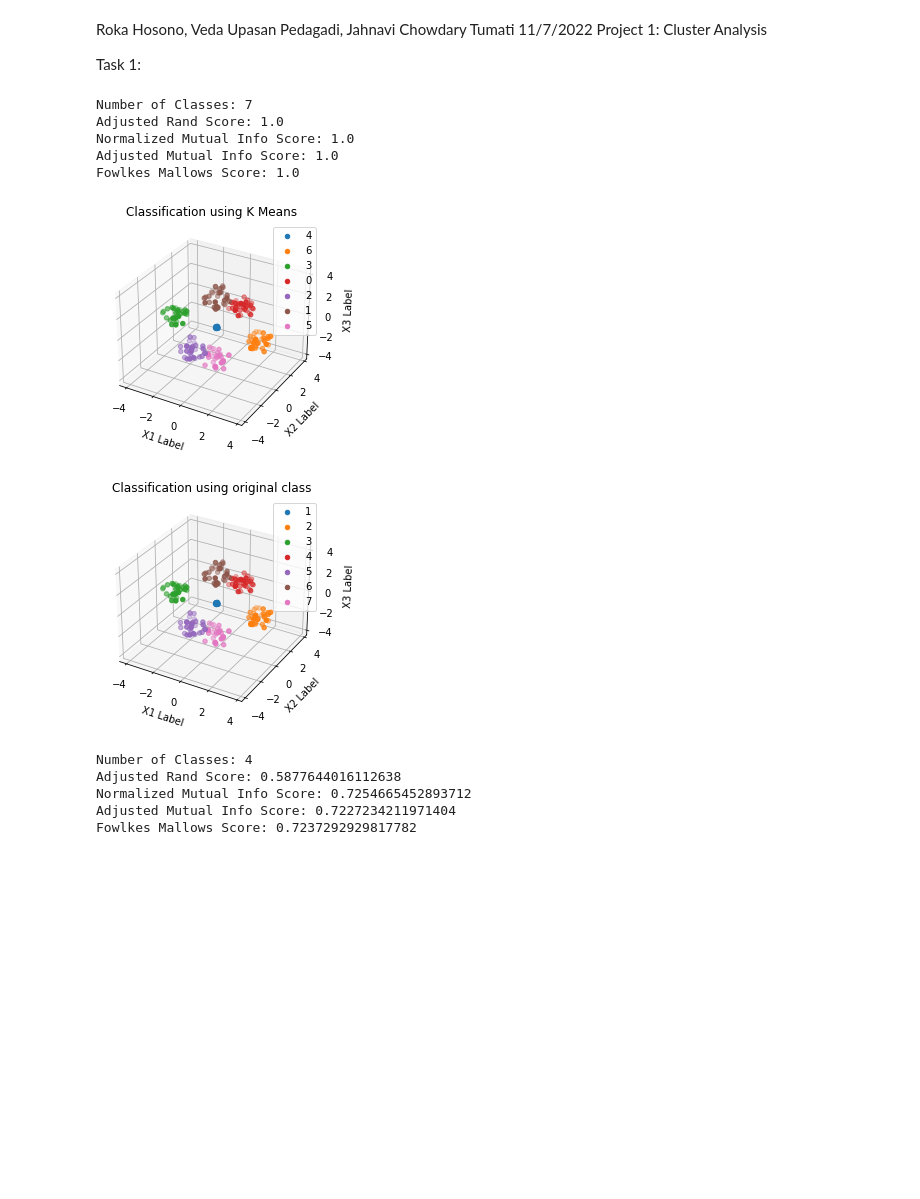
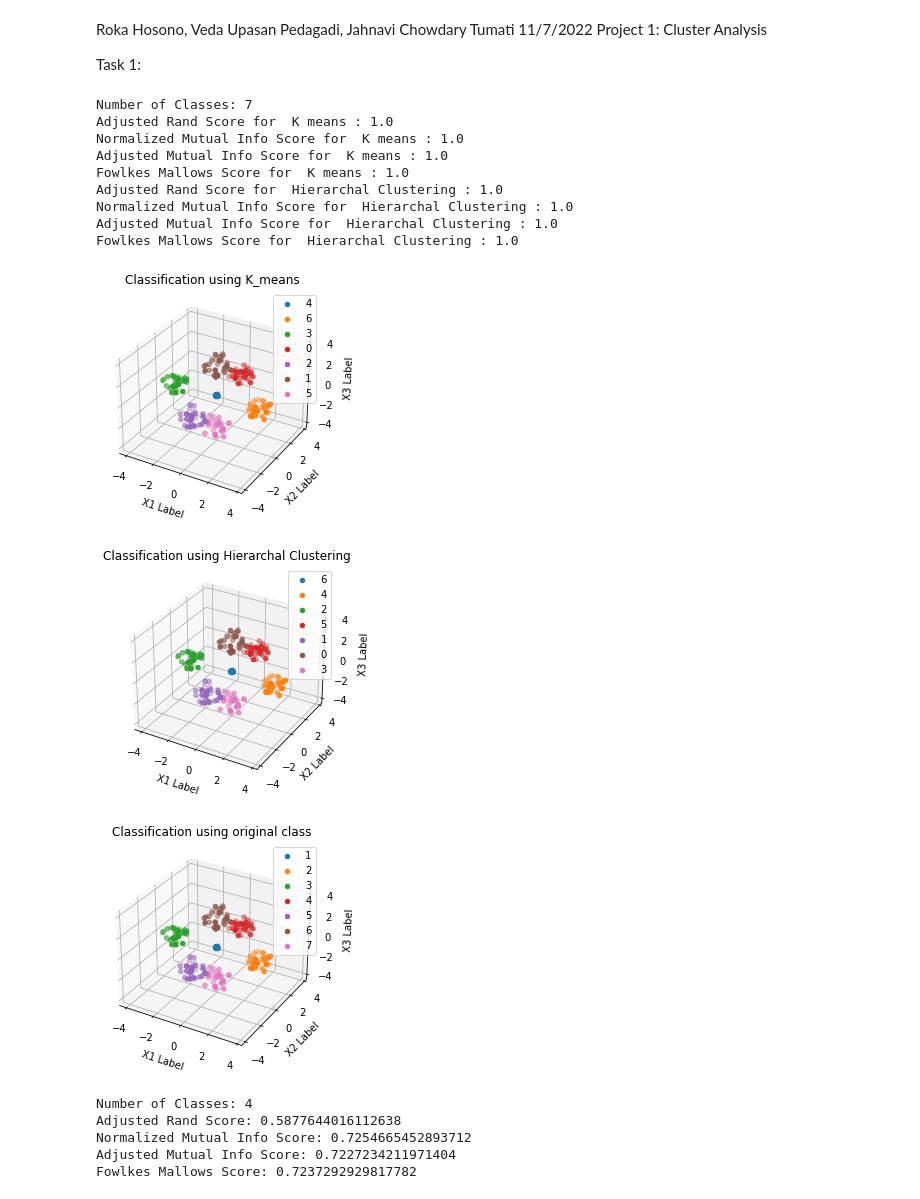
Before and after one commit to glazedonut/IEClusteingAnalysisProject, a Jupyter notebook: report.ipynb, the cells around one changed output. Drawn from its saved outputs; the diff is of its cells as text; code cells hidden in the pictures; blank space fills up the shorter version.

Commit message:
Task 1 is finished ;D

```diff
--- a/report.ipynb
+++ b/report.ipynb
@@ -12,7 +12,8 @@ import pandas as pd
 import numpy as np
 import seaborn as sns
 import matplotlib.pyplot as plt
-from sklearn.cluster import KMeans
+
+from sklearn.cluster import KMeans, AgglomerativeClustering
 from sklearn.metrics.cluster import adjusted_rand_score, normalized_mutual_info_score, adjusted_mutual_info_score, fowlkes_mallows_score
 
 def create_K_meanselbow_task1(file): #K means classification
@@ -30,63 +31,76 @@ def create_K_meanselbow_task1(file): #K means classification
     opt_k=KMeans(n_clusters=numclass,init='k-means++',random_state=42)
     metrics=opt_k.fit_predict(coordinates)
     data['cluster_class']=metrics
-    validate_Kmeans_Supervised(data)
+    validate_Supervised(data)
     create_3dscatter(data)
     return data
 
 def create_hiearchal_Classification_task1(file):
     data=pd.read_csv(file)
-    #Write code to do heiarchal Classification for task 1 Here
+
+    coordinates=data.iloc[:,1:4]
+    numclass=max(list(data['Class']))
+    clusters=AgglomerativeClustering(n_clusters=numclass,affinity='euclidean',linkage='ward')
+
+    data['cluster_class']=clusters.fit_predict(coordinates)
+    create_3dscatter(data, "Hierarchal Clustering")
+    validate_Supervised(data,"Hierarchal Clustering")
     return data
 
-def validate_Kmeans_Supervised(data):
+def validate_Supervised(data, method='K means'):
     adj=adjusted_rand_score(data['Class'],data['cluster_class'])
     norm=normalized_mutual_info_score(data['Class'],data['cluster_class'])
     adjmut=adjusted_mutual_info_score(data['Class'],data['cluster_class'])
     fowlkes=fowlkes_mallows_score(data['Class'],data['cluster_class'])
-    print("Adjusted Rand Score:",adj)
-    print("Normalized Mutual Info Score:",norm)
-    print("Adjusted Mutual Info Score:",adjmut)
-    print("Fowlkes Mallows Score:",fowlkes)
+    print("Adjusted Rand Score for ",method,':',adj)
+    print("Normalized Mutual Info Score for ",method,':',norm)
+    print("Adjusted Mutual Info Score for ",method,':',adjmut)
+    print("Fowlkes Mallows Score for ",method,':',fowlkes)
 
 
-def create_3dscatter(data):
+def create_3dscatter(data,method="K_means"):
     fig = plt.figure()
     ax = fig.add_subplot(111, projection='3d')
-    ax.set_title("Classification using K Means")
+    ax.set_title("Classification using "+method)
     for i in data.cluster_class.unique():
         data2=data.loc[data['cluster_class']==i]
         ax.scatter(data2[data.columns[1]], data2[data.columns[2]], data2[data.columns[3]],label=i)
     ax.set_xlabel(data.columns[1]+' Label')
     ax.set_ylabel(data.columns[2]+' Label')
     ax.set_zlabel(data.columns[3]+' Label')
     ax.legend()
 
 def create_original_3dscatter_task1(data):
     fig2 = plt.figure()
     ax2 = fig2.add_subplot(111, projection='3d')
     ax2.set_title("Classification using original class")
     for i in data['Class'].unique():
         data2=data.loc[data['Class']==i]
         ax2.scatter(data2[data.columns[1]], data2[data.columns[2]], data2[data.columns[3]],label=i)
     ax2.set_xlabel(data.columns[1]+' Label')
     ax2.set_ylabel(data.columns[2]+' Label')
     ax2.set_zlabel(data.columns[3]+' Label')
     ax2.legend()
 
 
 
 create_K_meanselbow_task1("data/data1.csv")
 #call function for hiearchal classification here just like create_kmeanselbow_task1
+create_hiearchal_Classification_task1("data/data1.csv")
 create_original_3dscatter_task1(pd.read_csv("data/data1.csv"))
 # %% [output]
 Number of Classes: 7
-Adjusted Rand Score: 1.0
-Normalized Mutual Info Score: 1.0
-Adjusted Mutual Info Score: 1.0
-Fowlkes Mallows Score: 1.0
+Adjusted Rand Score for  K means : 1.0
+Normalized Mutual Info Score for  K means : 1.0
+Adjusted Mutual Info Score for  K means : 1.0
+Fowlkes Mallows Score for  K means : 1.0
+Adjusted Rand Score for  Hierarchal Clustering : 1.0
+Normalized Mutual Info Score for  Hierarchal Clustering : 1.0
+Adjusted Mutual Info Score for  Hierarchal Clustering : 1.0
+Fowlkes Mallows Score for  Hierarchal Clustering : 1.0
 [figure]
-[figure, old version]
+[figure, new version]
+[figure, added]
 # %%
 create_K_meanselbow_task1("data/data2.csv")
 #call function for hiearchal classification here just like create_kmeanselbow_task1
```
Also changed, not shown: parts of 7 cells of this notebook.
